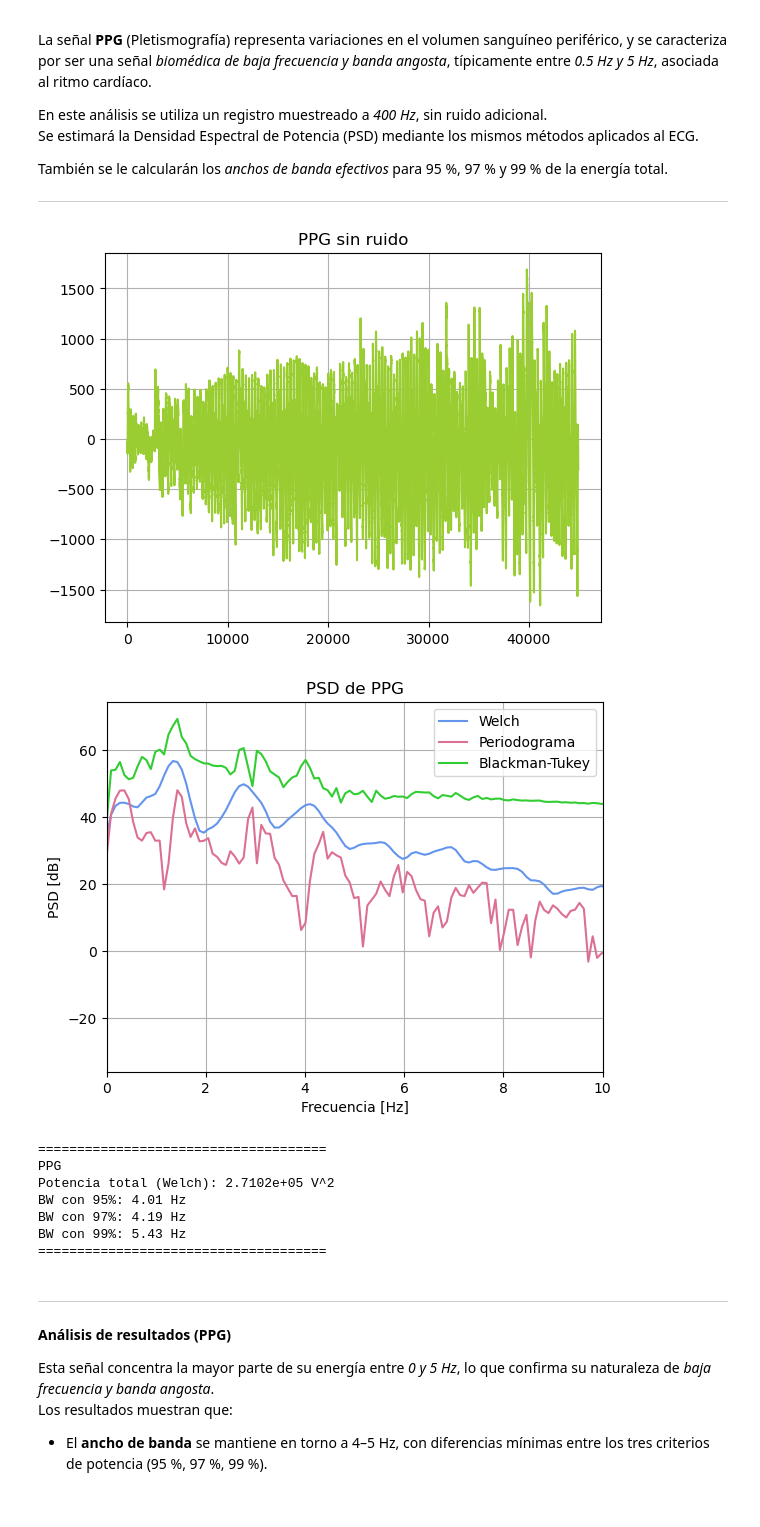
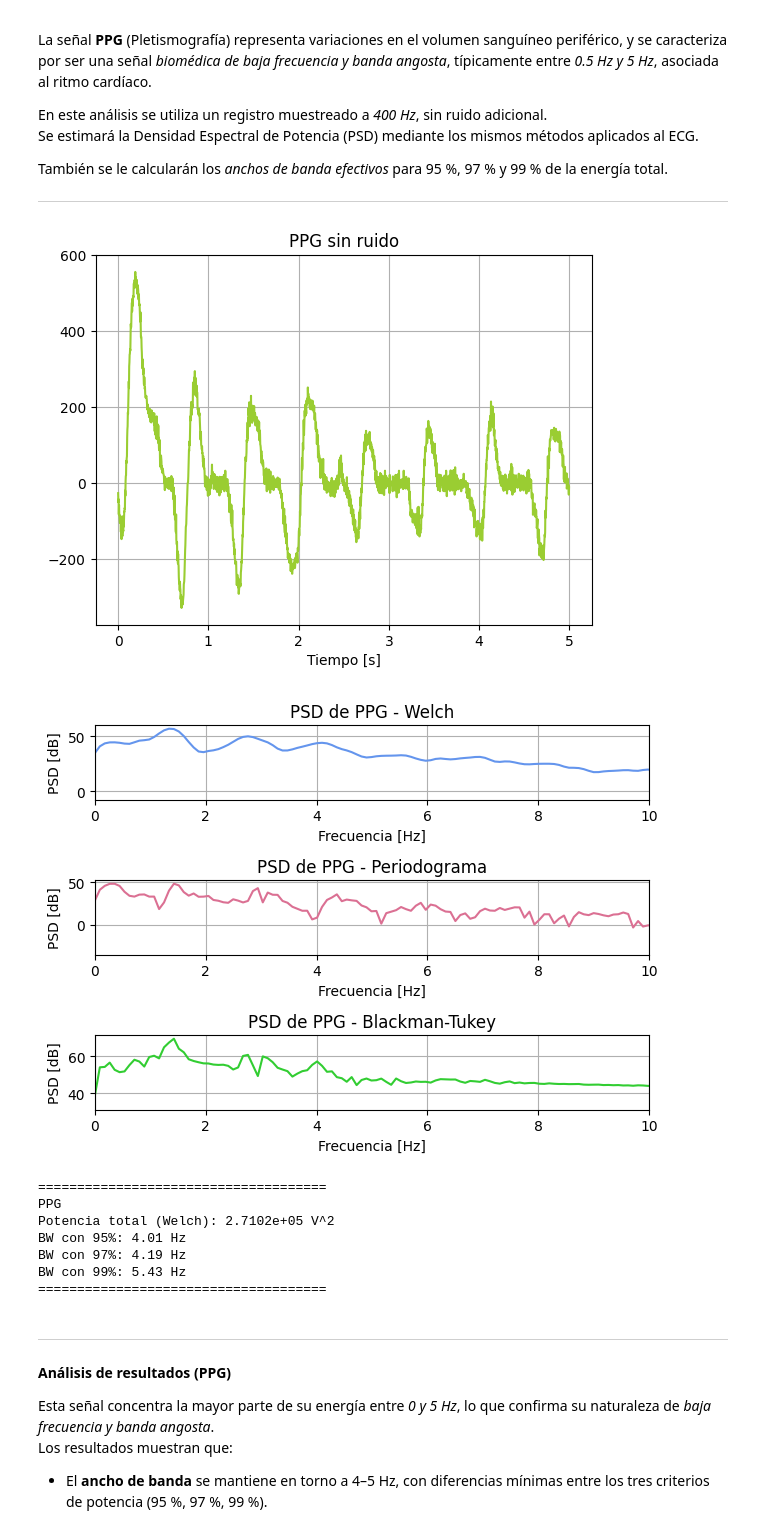
Before and after one commit to itsmenahiuu/TS_de_Spyder, a Jupyter notebook: TSs/TS5/TS5_NaudeauNahiara_GilMariaSerena.ipynb, the cells around one changed output. Cells and saved outputs as stored; diff of their text form; code cells hidden in the pictures; blank space fills up the shorter version.

```diff
--- a/TSs/TS5/TS5_NaudeauNahiara_GilMariaSerena.ipynb
+++ b/TSs/TS5/TS5_NaudeauNahiara_GilMariaSerena.ipynb
@@ -216,9 +243,11 @@ fs_ppg = 400
 ppg = np.load('ppg_sin_ruido.npy')
 N_ppg = len(ppg)
 
+t_ppg = np.arange(N_ppg) / fs_ppg
 plt.figure(3)
-plt.plot(ppg, color='yellowgreen')
+plt.plot(t_ppg[:2000], ppg[:2000], color='yellowgreen')
 plt.title('PPG sin ruido')
+plt.xlabel('Tiempo [s]')
 plt.grid()
 plt.show()
 
@@ -229,40 +258,57 @@ nfft = 2 * nperseg
 freqW, ppgW = sig.welch(ppg, fs=fs_ppg, window=win, nperseg=nperseg, nfft=nfft)
 freqP, ppgP = sig.periodogram(ppg, fs=fs_ppg, window=win, nfft=nfft)
 corr = sig.correlate(ppg - np.mean(ppg), ppg - np.mean(ppg), mode='full')/ len(ecg)
 corr = corr[corr.size // 2:]
 win_bt = sig.windows.bartlett(len(corr))
 corr_win = corr * win_bt
 PSD_bt = np.abs(np.fft.rfft(corr_win, n=nfft))
 freqBT = np.fft.rfftfreq(nfft, d=1/fs_ppg)
 
+# --- Gráficos en subplots ---
 plt.figure(4)
-plt.plot(freqW, 10*np.log10(ppgW + eps), label='Welch', color="cornflowerblue")
-plt.plot(freqP, 10*np.log10(ppgP + eps), label='Periodograma', color="palevioletred")
-plt.plot(freqBT, 10*np.log10(PSD_bt + eps), label='Blackman-Tukey', color="limegreen")
-plt.title('PSD de PPG')
+plt.subplot(3, 1, 1)
+plt.plot(freqW, 10*np.log10(ppgW + eps), color="cornflowerblue")
+plt.title('PSD de PPG - Welch')
 plt.xlabel('Frecuencia [Hz]')
 plt.ylabel('PSD [dB]')
 plt.xlim([0, 10])
 plt.grid()
-plt.legend()
+
+plt.subplot(3, 1, 2)
+plt.plot(freqP, 10*np.log10(ppgP + eps), color="palevioletred")
+plt.title('PSD de PPG - Periodograma')
+plt.xlabel('Frecuencia [Hz]')
+plt.ylabel('PSD [dB]')
+plt.xlim([0, 10])
+plt.grid()
+
+plt.subplot(3, 1, 3)
+plt.plot(freqBT, 10*np.log10(PSD_bt + eps), color="limegreen")
+plt.title('PSD de PPG - Blackman-Tukey')
+plt.xlabel('Frecuencia [Hz]')
+plt.ylabel('PSD [dB]')
+plt.xlim([0, 10])
+plt.grid()
+
+plt.tight_layout()
 plt.show()
 
 df = freqW[1] - freqW[0]
 potTotal = np.sum(ppgW) * df
 f95 = estimar_BW(ppgW, freqW, 0.95)
 f97 = estimar_BW(ppgW, freqW, 0.97)
 f99 = estimar_BW(ppgW, freqW, 0.99)
 
 print("=====================================")
 print("PPG")
 print(f"Potencia total (Welch): {potTotal:.4e} V^2")
 print(f"BW con 95%: {f95:.2f} Hz")
 print(f"BW con 97%: {f97:.2f} Hz")
 print(f"BW con 99%: {f99:.2f} Hz")
 print("=====================================")
 # %% [output]
-[figure, old version]
+[figure, new version]
-[figure, old version]
+[figure, new version]
 =====================================
 PPG
 Potencia total (Welch): 2.7102e+05 V^2
```
Also changed, not shown: parts of 6 cells of this notebook.
